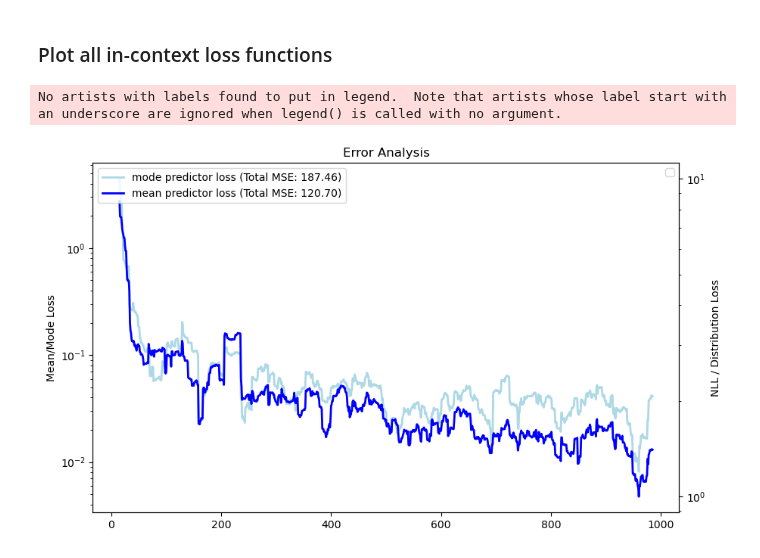
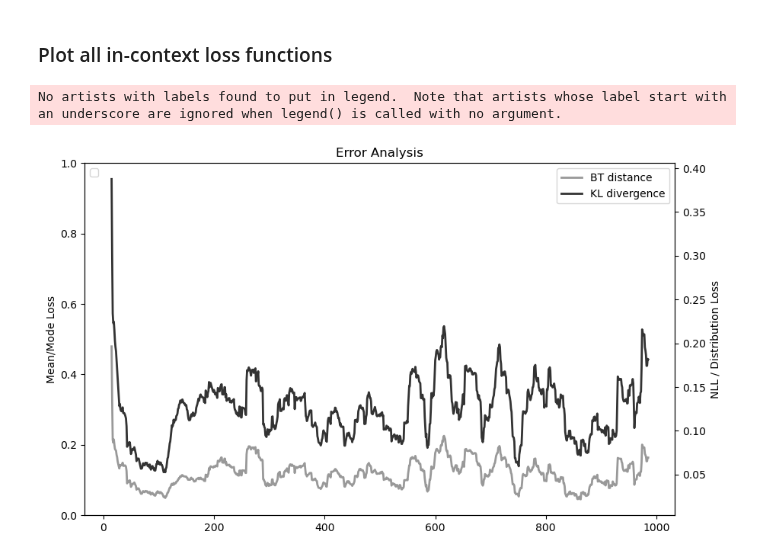
Before and after one commit to AntonioLiu97/llmICL, a Jupyter notebook: multi_digit_distribution_high_res_cache.ipynb, the cells around one changed output. Drawn from its saved outputs; the diff is of its cells as text; code cells hidden in the pictures.

```diff
--- a/multi_digit_distribution_high_res_cache.ipynb
+++ b/multi_digit_distribution_high_res_cache.ipynb
@@ -285,5 +343,9 @@ with open(f"MultiPDFList/{datetime.now().strftime('%Y-%m-%d_%H-%M-%S')}.pkl", 'w
 #     PDF_list = pickle.load(f)
 
 ### model all, depth = -2, 1000 steps, Brownian motion, rescale = 0.6, up_dhift = 0.15
-with open("MultiPDFList/2023-12-19_03-27-47.pkl", 'rb') as f:
+# with open("MultiPDFList/2023-12-19_03-27-47.pkl", 'rb') as f:
+#     PDF_list = pickle.load(f)
+
+### model all, depth = -1, prec = 2, uncorrelated gaussian
+with open("MultiPDFList/2023-12-22_17-28-45.pkl", 'rb') as f:
     PDF_list = pickle.load(f)
@@ -441,7 +511,7 @@ NLL_digit = -logprobs[comma_locations] \
 # %%
 window_size = 30
 xlog = 0
-ylog = 1
+ylog = 0
 scale_mean_mode_error = 0
 
 true_mean_arr = rescaled_true_mean_arr*10
@@ -485,36 +555,36 @@ averaged_KL_loss = np.convolve(KL_loss, kernel, mode='valid')
 fig, ax1 = plt.subplots(figsize=(10, 6))
 
 # Plotting the averaged errors
-ax1.plot(np.arange(window_size//2, len(error_mode) - window_size//2 + 1), averaged_error_mode, label=f"mode predictor loss (Total MSE: {np.sum(error_mode):.2f})", linewidth=2, c='lightblue')
-ax1.plot(np.arange(window_size//2, len(error_mean) - window_size//2 + 1), averaged_error_mean, label=f"mean predictor loss (Total MSE: {np.sum(error_mean):.2f})", linewidth=2, c='blue')
+# ax1.plot(np.arange(window_size//2, len(error_mode) - window_size//2 + 1), averaged_error_mode, label=f"mode predictor loss (Total MSE: {np.sum(error_mode):.2f})", linewidth=2, c='lightblue')
+# ax1.plot(np.arange(window_size//2, len(error_mean) - window_size//2 + 1), averaged_error_mean, label=f"mean predictor loss (Total MSE: {np.sum(error_mean):.2f})", linewidth=2, c='blue')
 # ax1.plot(np.arange(window_size//2, len(error_sigma) - window_size//2 + 1), averaged_error_sigma, label=f"sigma loss", linewidth=2, c='green')
 
 ax1.set_ylabel("Mean/Mode Loss")
 ax1.legend(loc='upper left')
 
 ax2 = ax1.twinx()
 # ax2.plot(np.arange(window_size//2, len(NLL_digit) - window_size//2 + 1), averaged_nll_digit, label="NLL Digit Loss", linewidth=2, c='gray', alpha = 0.4)
-# ax2.plot(np.arange(window_size//2, len(BT_loss) - window_size//2 + 1), averaged_BT_loss, label="BT distance", linewidth=2, c='gray', alpha = 0.8)
-# ax2.plot(np.arange(window_size//2, len(KL_loss) - window_size//2 + 1), averaged_KL_loss, label="KL divergence", linewidth=2, c='black', alpha = 0.8)
+ax2.plot(np.arange(window_size//2, len(BT_loss) - window_size//2 + 1), averaged_BT_loss, label="BT distance", linewidth=2, c='gray', alpha = 0.8)
+ax2.plot(np.arange(window_size//2, len(KL_loss) - window_size//2 + 1), averaged_KL_loss, label="KL divergence", linewidth=2, c='black', alpha = 0.8)
 
 # ax1.plot(X)
 
 ax2.set_ylabel("NLL / Distribution Loss")
 ax2.legend(loc='upper right')
 
 if xlog:
     ax1.set_xscale('log')
     ax2.set_xscale('log')
 
 if ylog:
     ax1.set_yscale('log')
     ax2.set_yscale('log')
 
 # plt.xlim(0,150)
 
 plt.xlabel("Time Steps Seen")
 plt.title("Error Analysis")
 plt.show()
 # %% [output]
 No artists with labels found to put in legend.  Note that artists whose label start with an underscore are ignored when legend() is called with no argument.
-[figure, old version]
+[figure, new version]
```
Also changed, not shown: parts of 9 cells of this notebook.
